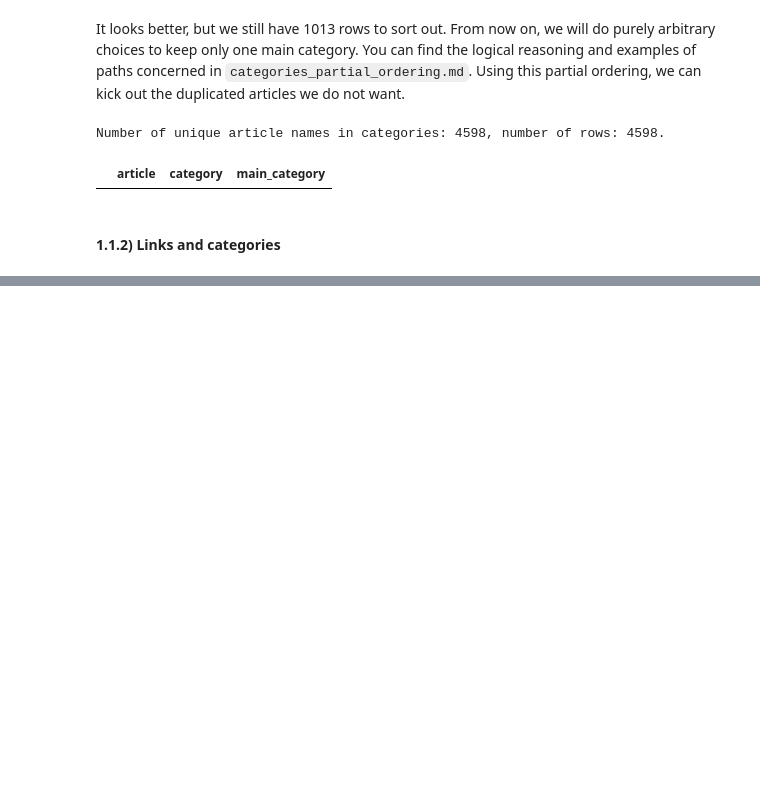
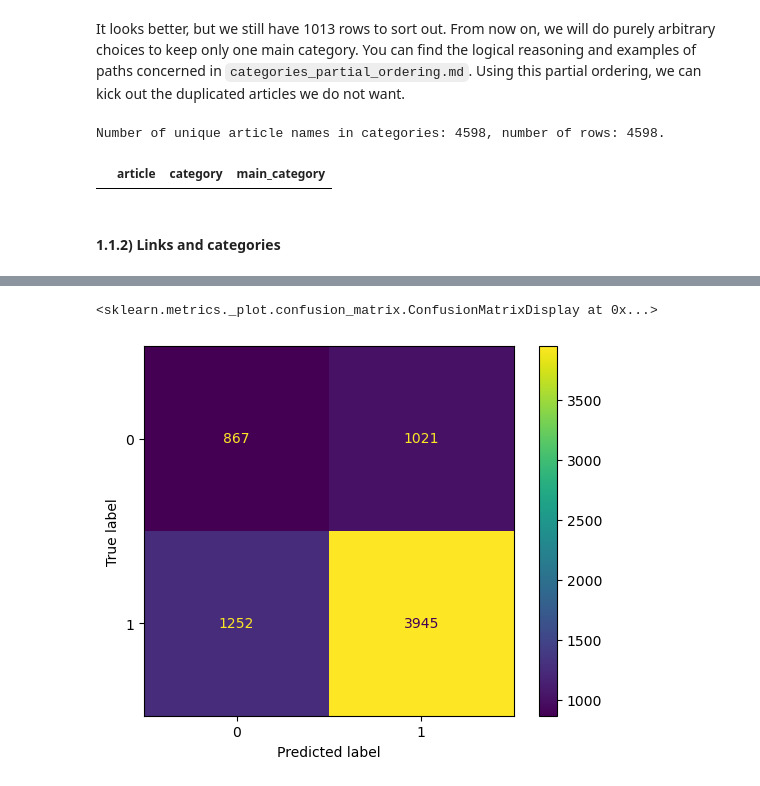
Before and after one commit to epfl-ada/ada-2024-project-outlier-1, a Jupyter notebook: part1_results.ipynb, the cells around one changed output, grey strips where cells are left out. Saved outputs shown, nothing was run; the diff lists cells and outputs as text; code cells hidden in the pictures; blank space fills up the shorter version.

```diff
--- a/part1_results.ipynb
+++ b/part1_results.ipynb
@@ -822,0 +495,3 @@ np.exp(ll_full/ll_cat_full)
+# %%
+balanced_acc, avg_f1, prec, rec, prec_neg, rec_neg = get_relevant_metrics(y_cat_valid, y_cat_pred_p_valid, n)
+plot_metrics([balanced_acc, avg_f1, prec, rec, prec_neg, rec_neg], ['balanced_acc', 'avg_f1', 'prec', 'rec', 'prec_neg', 'rec_neg'])
@@ -822,0 +540,5 @@ np.exp(ll_full/ll_cat_full)
+# %%
+metrics.ConfusionMatrixDisplay.from_predictions(y_cat_test, y_cat_pred_test)
+# %% [output]
+<sklearn.metrics._plot.confusion_matrix.ConfusionMatrixDisplay at 0x...>
+[figure, added]
```
Also changed, not shown: parts of 95 cells of this notebook, 2 other files.
